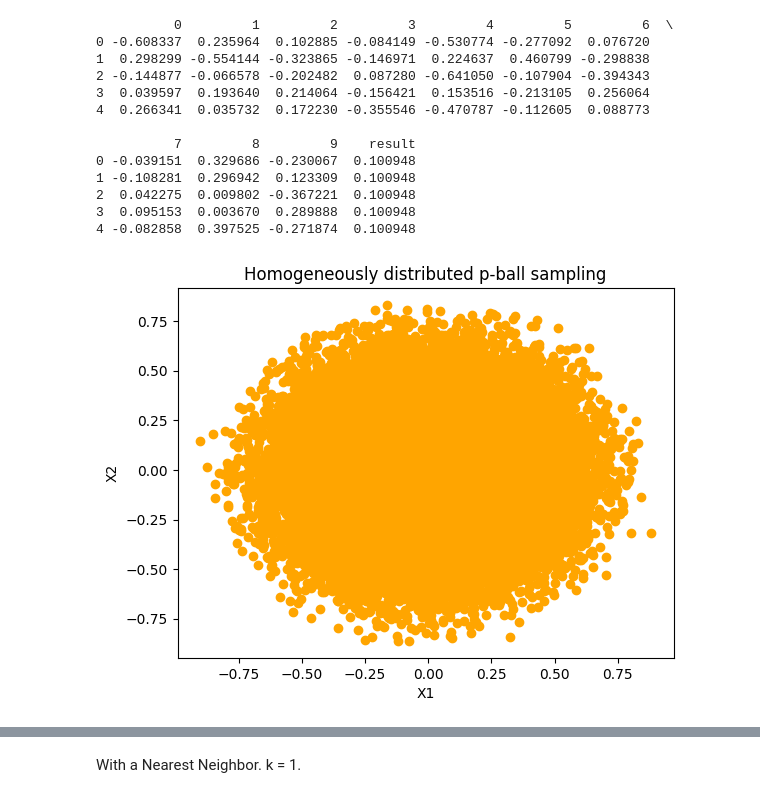
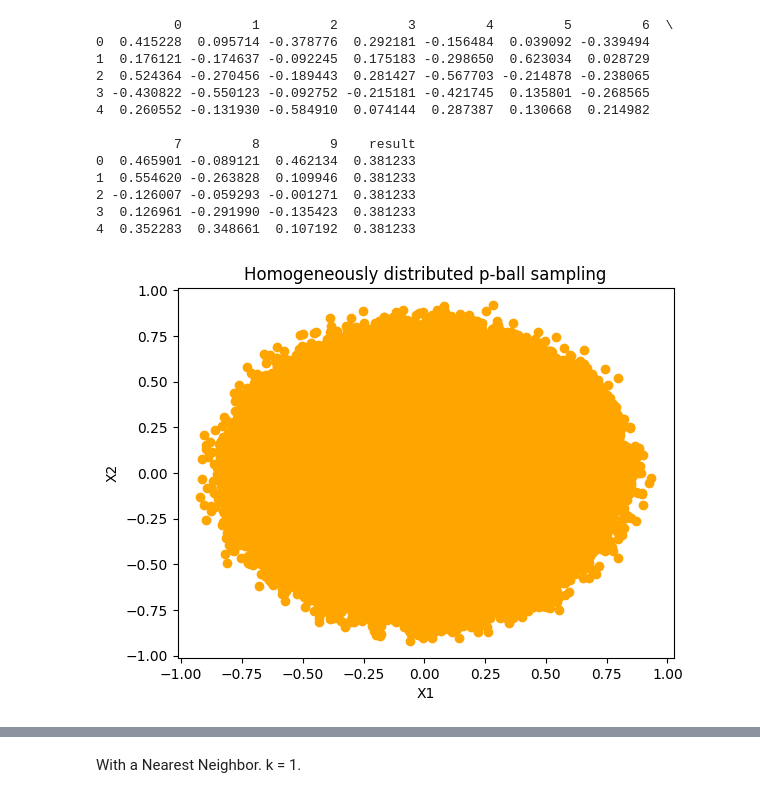
Before and after one commit to ferriitoo/MATH-569-Statistical-Learning, a Jupyter notebook: MATH_569_Julen_Ferro_HW1_ejercicio_4.ipynb, the cells around one changed output, grey strips where cells are left out. Cells and saved outputs as stored; diff of their text form; code cells hidden in the pictures.

```diff
--- a/MATH_569_Julen_Ferro_HW1_ejercicio_4.ipynb
+++ b/MATH_569_Julen_Ferro_HW1_ejercicio_4.ipynb
@@ -10,7 +10,7 @@ import sklearn
 from sklearn.preprocessing import StandardScaler
 import matplotlib.pyplot as plt
 
-N = 2000
+N = 200000
 p = 10
 
 def f(x):
@@ -27,41 +27,41 @@ def f(x):
 def random_ball(num_points, dimension, radius=1):
     from numpy import random, linalg
     # First generate random directions by normalizing the length of a
     # vector of random-normal values (these distribute evenly on ball).
     random_directions = random.normal(size=(dimension,num_points))
     random_directions /= linalg.norm(random_directions, axis=0)
     # Second generate a random radius with probability proportional to
     # the surface area of a ball with a given radius.
     random_radii = random.random(num_points) ** (1/dimension)
     # Return the list of random (direction & length) points.
     return radius * (random_directions * random_radii).T
 
 
 def plot(X_train):
     plt.xlabel("X1")
     plt.ylabel("X2")
     plt.title("Homogeneously distributed p-ball sampling")
     plt.scatter(X_train.loc[:, 0], X_train.loc[:, 1], color = 'orange')
     plt.show()
 
 
 X_radius = pd.DataFrame(random_ball(N, p))
 for i in range(N): X_radius['result'] = f(X_radius.loc[i, :9])
 
 print(X_radius.head())
 plot(X_radius)
 # %% [output]
           0         1         2         3         4         5         6  \
-0 -0.608337  0.235964  0.102885 -0.084149 -0.530774 -0.277092  0.076720
-1  0.298299 -0.554144 -0.323865 -0.146971  0.224637  0.460799 -0.298838
-2 -0.144877 -0.066578 -0.202482  0.087280 -0.641050 -0.107904 -0.394343
-3  0.039597  0.193640  0.214064 -0.156421  0.153516 -0.213105  0.256064
-4  0.266341  0.035732  0.172230 -0.355546 -0.470787 -0.112605  0.088773
+0  0.415228  0.095714 -0.378776  0.292181 -0.156484  0.039092 -0.339494
+1  0.176121 -0.174637 -0.092245  0.175183 -0.298650  0.623034  0.028729
+2  0.524364 -0.270456 -0.189443  0.281427 -0.567703 -0.214878 -0.238065
+3 -0.430822 -0.550123 -0.092752 -0.215181 -0.421745  0.135801 -0.268565
+4  0.260552 -0.131930 -0.584910  0.074144  0.287387  0.130668  0.214982
 
           7         8         9    result
-0 -0.039151  0.329686 -0.230067  0.100948
-1 -0.108281  0.296942  0.123309  0.100948
-2  0.042275  0.009802 -0.367221  0.100948
-3  0.095153  0.003670  0.289888  0.100948
-4 -0.082858  0.397525 -0.271874  0.100948
+0  0.465901 -0.089121  0.462134  0.381233
+1  0.554620 -0.263828  0.109946  0.381233
+2 -0.126007 -0.059293 -0.001271  0.381233
+3  0.126961 -0.291990 -0.135423  0.381233
+4  0.352283  0.348661  0.107192  0.381233
-[figure, old version]
+[figure, new version]
```
Also changed, not shown: parts of 2 cells of this notebook.
